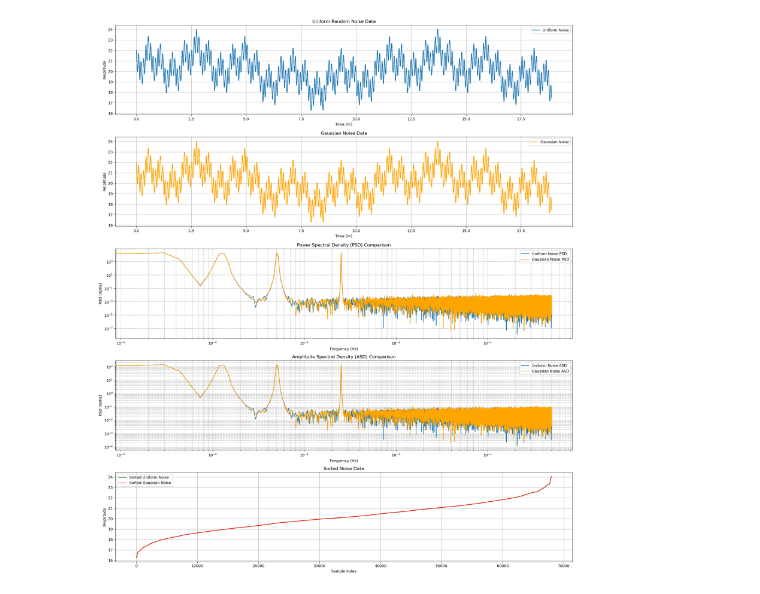
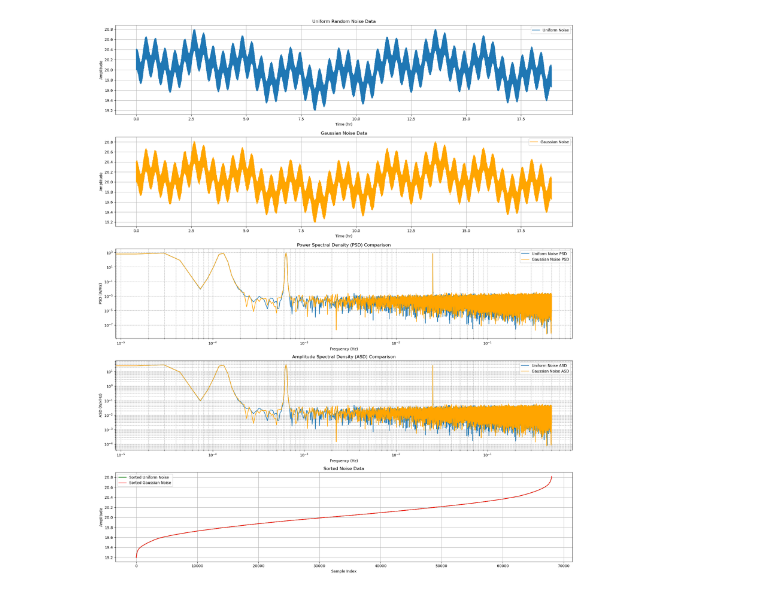
Before and after one commit to raidurgesh/StochasticNoiseFloor, a Jupyter notebook: ASD_Calculator_V5.ipynb, the cells around one changed output. Saved outputs shown, nothing was run; the diff lists cells and outputs as text; code cells hidden in the pictures.

```diff
--- a/ASD_Calculator_V5.ipynb
+++ b/ASD_Calculator_V5.ipynb
@@ -8,15 +8,15 @@ Time = 68000
 Ntime = Time + 1
 Nseg=68000
 fs=1
-NoiseFactor=0.4
-SinCosfactor=1
+NoiseFactor=0.2
+SinCosfactor=0.2
 piFactor=20
 # Generate random noise data (Uniform distribution)
 time_s = np.linspace(0, Ntime, num=Ntime, endpoint=False)
 array = np.random.rand(Ntime)
 rand_p1K = NoiseFactor * 0.1 * (array * 2. - 1.)
 sn= SinCosfactor *np.sin(time_s/(100*piFactor*np.pi)) + SinCosfactor * np.sin(time_s/(20*piFactor*np.pi))
-cn= SinCosfactor * np.cos(time_s/(5*piFactor*np.pi)) + SinCosfactor * np.cos(time_s/(1*piFactor*np.pi))
+cn= SinCosfactor * np.cos(time_s/(4*piFactor*np.pi)) + SinCosfactor * np.cos(time_s/(0.1*piFactor*np.pi))
 data_p1K = 20. + rand_p1K + sn + cn
 # Generate Gaussian (Normal) noise data
 mean = 0
@@ -61,32 +61,32 @@ plt.grid(True)
 plt.legend()
 # Plot the PSD comparison
 plt.subplot(5, 1, 3)
 plt.loglog(frequencies, psd_uniform, label='Uniform Noise PSD')
 plt.loglog(frequencies, psd_gaussian, label='Gaussian Noise PSD', color='orange')
 plt.title('Power Spectral Density (PSD) Comparison')
 plt.xlabel('Frequency (Hz)')
 plt.ylabel('PSD (W/Hz)')
 plt.grid(True, which='both', ls='--')
 plt.legend()
 # Plot the ASD comparison
 plt.subplot(5, 1, 4)
 plt.loglog(frequencies, asd_uniform, label='Uniform Noise ASD')
 plt.loglog(frequencies, asd_gaussian, label='Gaussian Noise ASD', color='orange')
 plt.title('Amplitude Spectral Density (ASD) Comparison')
 plt.xlabel('Frequency (Hz)')
-plt.ylabel('PSD (W/Hz)')
+plt.ylabel('ASD (W/√Hz)')
 plt.grid(True, which='both', ls='--')
 plt.legend()
 # Plot the sorted noise data for comparison
 plt.subplot(5, 1, 5)
 plt.plot(SHp1K, label='Sorted Uniform Noise', color='green')
 plt.plot(SH_Ndata_p1K, label='Sorted Gaussian Noise', color='red')
 plt.title('Sorted Noise Data')
 plt.xlabel('Sample Index')
 plt.ylabel('Amplitude')
 plt.grid(True)
 plt.legend()
 plt.tight_layout()
 plt.show()
 # %% [output]
-[figure, old version]
+[figure, new version]
```
